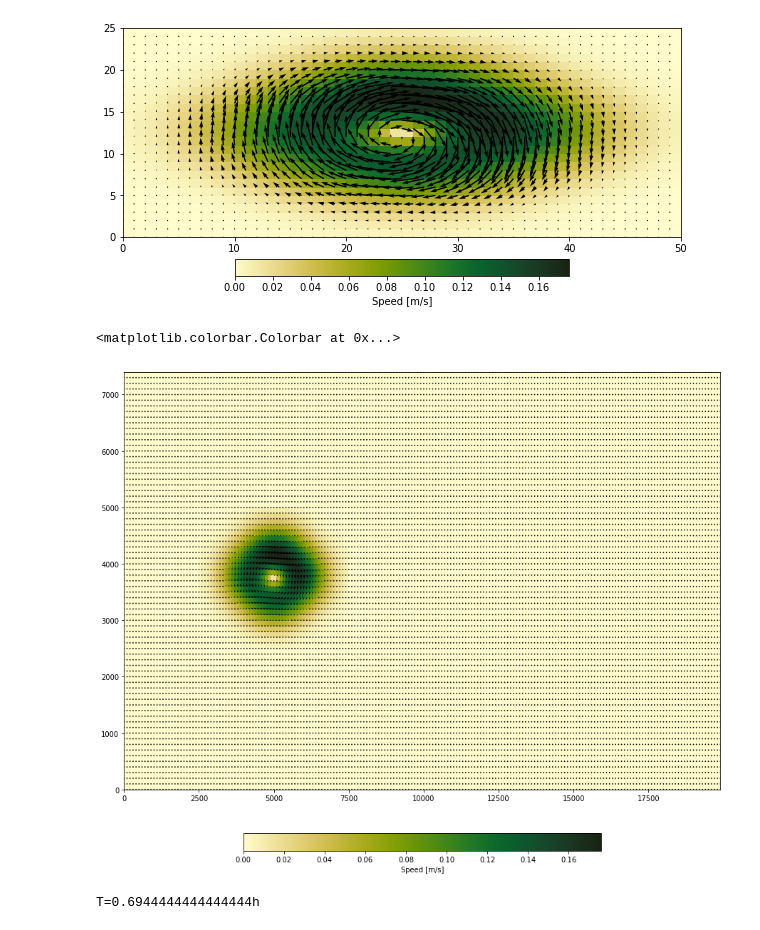
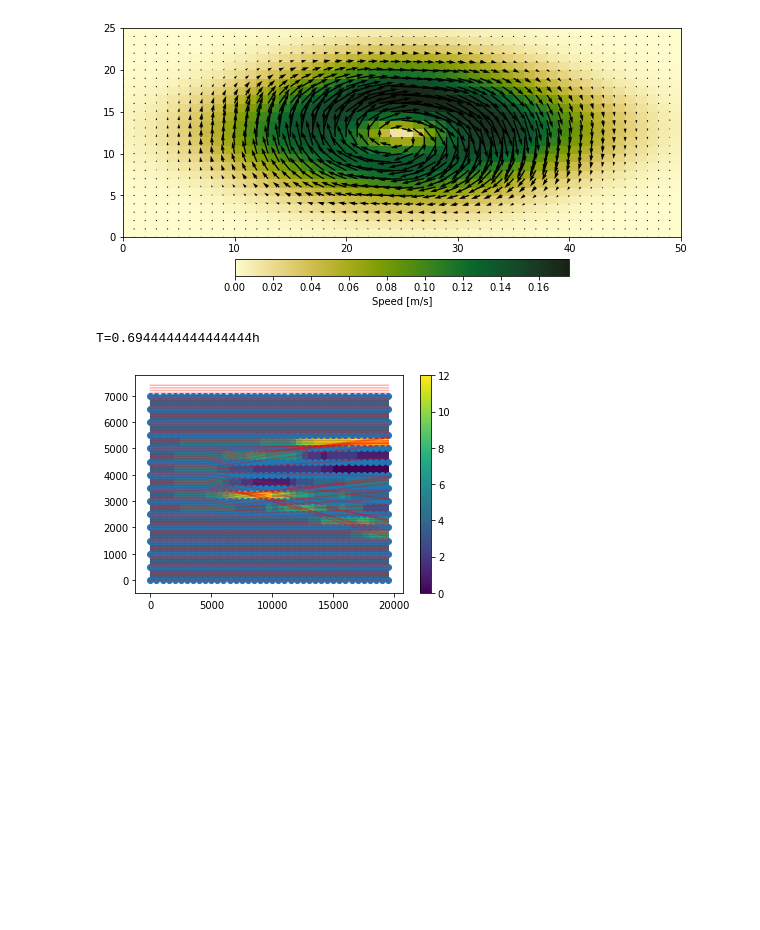
Before and after one commit to hevgyrt/ocean_wave_tracing, a Jupyter notebook: test_eddy.ipynb, the cells around one changed output. Saved outputs shown, nothing was run; the diff lists cells and outputs as text; code cells hidden in the pictures; blank space fills up the shorter version.

```diff
--- a/test_eddy.ipynb
+++ b/test_eddy.ipynb
@@ -53,47 +53,39 @@ uu = np.zeros((nnx,nny))
 vv = uu.copy()
 
 uu[25:50,25:75] = u
-#uu[50:62,25:75] = np.flipud(u[-13:-1,:]) #u[0:12,:]
-#uu[13:25,25:75] = np.flipud(u[0:12,:])#u[-13:-1,:]
-
 
 vv[25:50,25:75] = v
-#vv[25:50,75:100] = np.fliplr(v[:,-25:])
-#vv[25:50,0:25] = np.fliplr(v[:,0:25])#v[:,-25:]
-
 
 speed = np.sqrt(uu**2 + vv**2)
 
-fig,ax = plt.subplots(nrows=1,ncols=1,figsize=(15,14))
-pc0 = ax.pcolormesh(yy,xx,speed,cmap=cmocean.cm.speed)
-ax.quiver(yy,xx,uu,vv,scale=25, scale_units='width')
-fig.colorbar(pc0,ax=ax,orientation='horizontal',shrink=0.6,pad=0.08,label="Speed [m/s]")
+#fig,ax = plt.subplots(nrows=1,ncols=1,figsize=(15,14))
+#pc0 = ax.pcolormesh(yy,xx,speed,cmap=cmocean.cm.speed)
+#ax.quiver(yy,xx,uu,vv,scale=25, scale_units='width')
+#fig.colorbar(pc0,ax=ax,orientation='horizontal',shrink=0.6,pad=0.08,label="Speed [m/s]")
-# %% [output]
-<matplotlib.colorbar.Colorbar at 0x...>
-[figure, removed]
 # %%
 # Compute the wave rays
 
 nb_wave_rays = nnx
 
 T = 2500
 print("T={}h".format(T/3600))
 nt = 3000
 wave_period = 10
 theta0 = 0
 
 X0, XN = xx[0], yy[-1]
 Y0, YN = yy[0], xx[-1]
 
 wt = Wave_tracing_FE(uu, vv, nny, nnx, nt,T,dx,dy, wave_period, theta0,nb_wave_rays=nb_wave_rays,
                 domain_X0=X0, domain_XN=XN,
                 domain_Y0=Y0, domain_YN=YN)
 
 wt.set_initial_condition()
 wt.solve()
 
-x_rd,y_rd,hm = wt.ray_density(5,5)
+x_rd,y_rd,hm = wt.ray_density(5,5, plot=True)
 # %% [output]
 T=0.6944444444444444h
+[figure, added]
 # %%
 # PLOTTING
```
Also changed, not shown: parts of 3 cells of this notebook.
